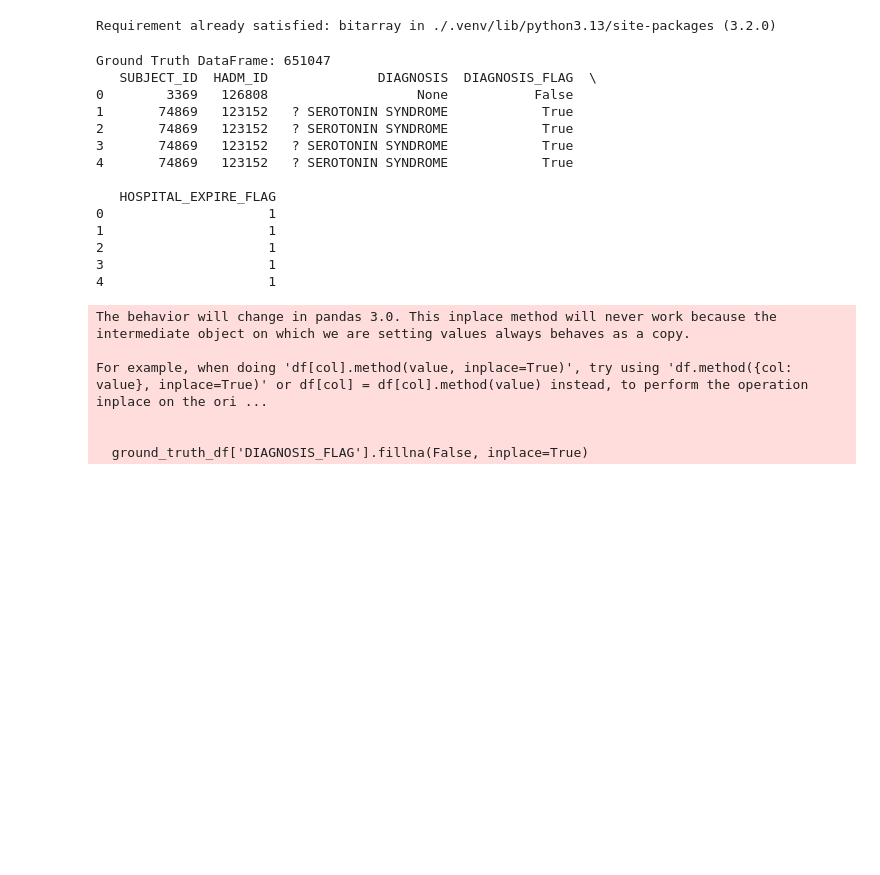
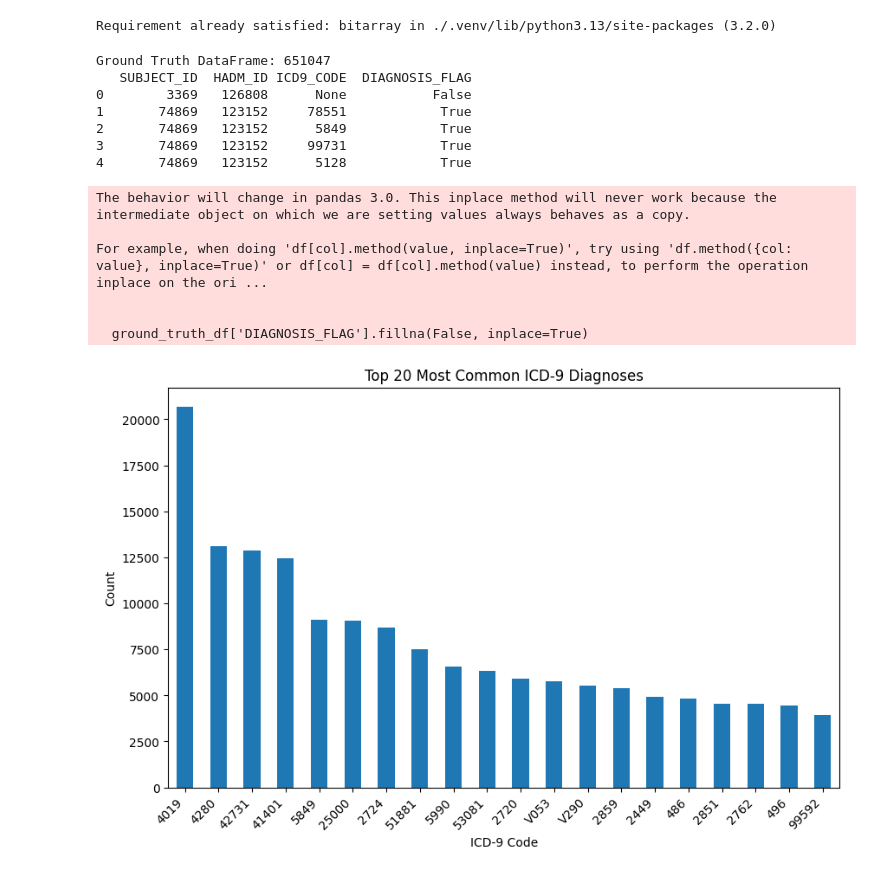
Before and after one commit to syoung212/prevention-data, a Jupyter notebook: testing.ipynb, the cells around one changed output. Saved outputs shown, nothing was run; the diff lists cells and outputs as text; code cells hidden in the pictures; blank space fills up the shorter version.

```diff
--- a/testing.ipynb
+++ b/testing.ipynb
@@ -180,17 +156,17 @@ class BloomFilter(object):
 Requirement already satisfied: bitarray in ./.venv/lib/python3.13/site-packages (3.2.0)
 # %%
 # SQL query to join the admissions table with the diagnoses table
-sql = """
+sql = f"""
 SELECT
     a.SUBJECT_ID,
     a.HADM_ID,
     d.ICD9_CODE
 FROM
-    `{project_name}.mimic3_v1_4.PATIENTS` as a
-JOIN
-    `{project_name}.mimic3_v1_4.PATIENTS` as d
+    `{project_name}.mimic3_v1_4.ADMISSIONS` as a
+LEFT JOIN
+    `{project_name}.mimic3_v1_4.DIAGNOSES_ICD` as d
 ON
-    a.subject_id = d.subject_id AND a.hadm_id = d.hadm_id
+    a.SUBJECT_ID = d.SUBJECT_ID AND a.HADM_ID = d.HADM_ID
 """
 query_job = client.query(sql)
 rows = query_job.result()
@@ -200,31 +176,38 @@ diagnoses_df = pd.DataFrame([dict(row) for row in rows])
 diagnoses_df['DIAGNOSIS_FLAG'] = diagnoses_df['ICD9_CODE'].notnull()
 
 # Left join because want to keep all admissions to the hospital, and add false to flag if no diagnosis was given
-ground_truth_df = pd.merge(admissions_df, diagnoses_df[['SUBJECT_ID', 'HADM_ID', 'DIAGNOSIS_FLAG']], on=['SUBJECT_ID', 'HADM_ID'], how='left')
 
-ground_truth_df = ground_truth_df[['SUBJECT_ID', 'HADM_ID', 'DIAGNOSIS', 'DIAGNOSIS_FLAG', 'HOSPITAL_EXPIRE_FLAG']]
+ground_truth_df = diagnoses_df[['SUBJECT_ID', 'HADM_ID', 'ICD9_CODE', 'DIAGNOSIS_FLAG']]
 
 ground_truth_df['DIAGNOSIS_FLAG'].fillna(False, inplace=True)
 print("Ground Truth DataFrame:", len(ground_truth_df))
 print(ground_truth_df.head(5))
 # %% [output]
 Ground Truth DataFrame: 651047
-   SUBJECT_ID  HADM_ID              DIAGNOSIS  DIAGNOSIS_FLAG  \
-0        3369   126808                   None           False
-1       74869   123152   ? SEROTONIN SYNDROME            True
-2       74869   123152   ? SEROTONIN SYNDROME            True
-3       74869   123152   ? SEROTONIN SYNDROME            True
-4       74869   123152   ? SEROTONIN SYNDROME            True
-
-   HOSPITAL_EXPIRE_FLAG
-0                     1
-1                     1
-2                     1
-3                     1
-4                     1
+   SUBJECT_ID  HADM_ID ICD9_CODE  DIAGNOSIS_FLAG
+0        3369   126808      None           False
+1       74869   123152     78551            True
+2       74869   123152      5849            True
+3       74869   123152     99731            True
+4       74869   123152      5128            True
 The behavior will change in pandas 3.0. This inplace method will never work because the intermediate object on which we are setting values always behaves as a copy.
 
 For example, when doing 'df[col].method(value, inplace=True)', try using 'df.method({col: value}, inplace=True)' or df[col] = df[col].method(value) instead, to perform the operation inplace on the ori ...
 
 
   ground_truth_df['DIAGNOSIS_FLAG'].fillna(False, inplace=True)
+# %%
+# Count the occurrences of each ICD9_CODE
+icd9_counts = diagnoses_df['ICD9_CODE'].value_counts()
+
+plt.figure(figsize=(10, 6))
+icd9_counts.head(20).plot(kind='bar')
+
+plt.title('Top 20 Most Common ICD-9 Diagnoses')
+plt.xlabel('ICD-9 Code')
+plt.ylabel('Count')
+plt.xticks(rotation=45, ha='right')
+
+plt.show()
+# %% [output]
+[figure, added]
```
Also changed, not shown: parts of 13 cells of this notebook, 1 other file.
